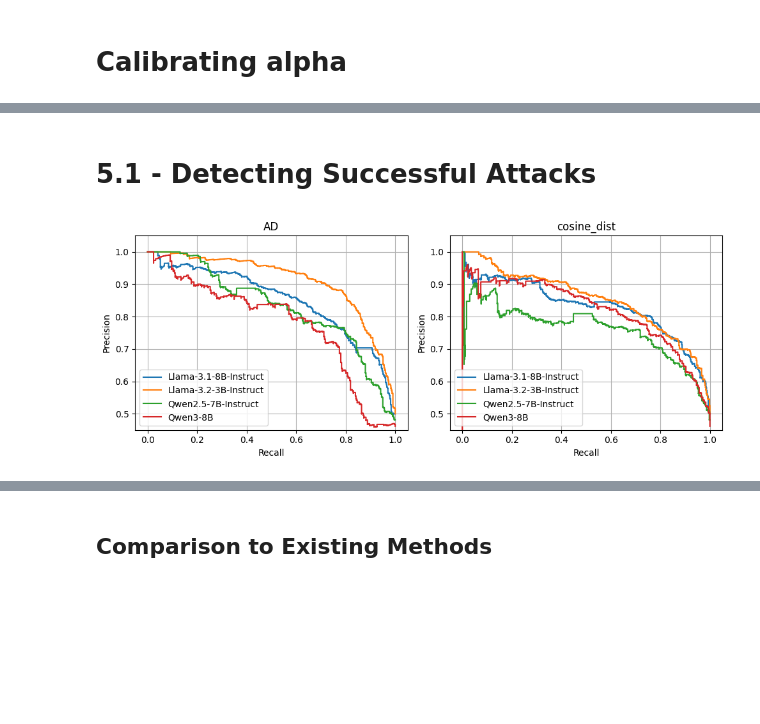
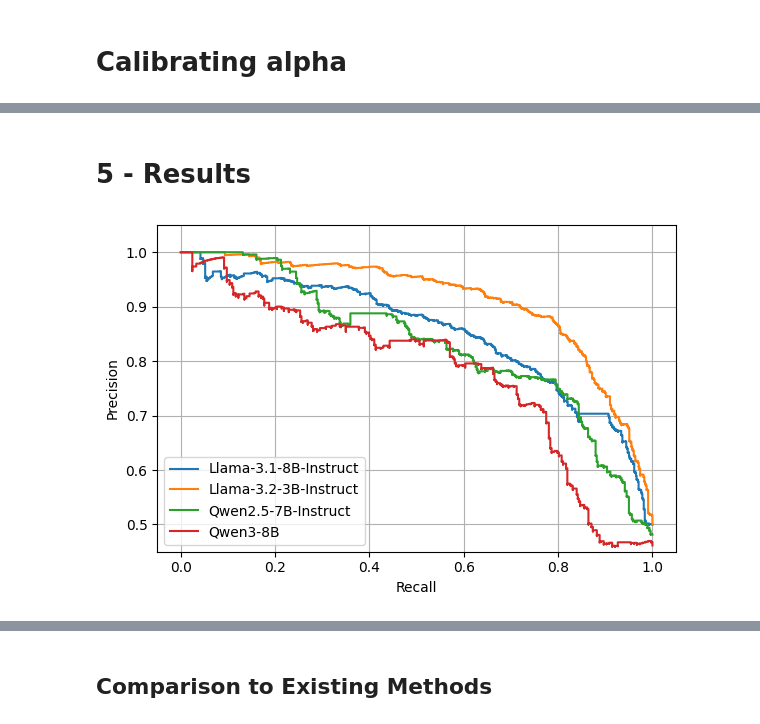
Before and after one commit to alexbecker/prompt-injection, a Jupyter notebook: analysis.ipynb, the cells around one changed output, grey strips where cells are left out. Saved outputs shown, nothing was run; the diff lists cells and outputs as text; code cells hidden in the pictures; blank space fills up the shorter version.

```diff
--- a/analysis.ipynb
+++ b/analysis.ipynb
@@ -105,4 +102,5 @@ df["euclidean_rolling_avg"] = df.apply(
 # %%
+alpha_comparison_records = []
 fig, axs = plt.subplots(ncols=1, figsize=(10, 4))
 for (m, alpha), group in df.groupby(["model_short", "alpha"]):
     benign_stats = {
@@ -131,6 +129,9 @@ for (m, alpha), group in df.groupby(["model_short", "alpha"]):
     ap = average_precision_score(y_true, group["score"], sample_weight=group["weight"])
     chance_level = (y_true * group["weight"]).sum() / group["weight"].sum()
 
+    if "3.2" in m:
+        alpha_comparison_records.append({"alpha": alpha, "ap": ap})
+
     axs.step(recall, precision, where="post", label=f"{m} a={alpha} (AP={ap:.3})")
 
 axs.set_title("Alpha calibration")
@@ -143,5 +144,9 @@ fig.tight_layout()
 fig.savefig(f"figures/alpha_calibration.png", dpi=300, bbox_inches="tight")
 plt.show()
 plt.close(fig)
+
+df2 = pd.DataFrame.from_records(alpha_comparison_records)
+df2.to_csv("tables/alpha_comparison.csv", index=False)
+df2
 # %% [output]
 [figure]
@@ -149,8 +161,7 @@ plt.close(fig)
 df = df[df["alpha"] == 0.05].copy()
 # %% [markdown]
-# 5.1 - Detecting Successful Attacks
+# 5 - Results
 # %%
-ad2_thresholds = {}
 def threshold_at_precision(precision, thresholds, target: float):
     # precision has length n+1; thresholds has length n; precision[1:] aligns with thresholds
     mask = precision[1:] >= target
@@ -165,12 +176,9 @@ def recall_at_precision(precision, recall, target: float):
     return np.nan
 
 records = {name: {} for name in df["model_short"].unique()}
-fig, axs = plt.subplots(ncols=2, figsize=(10, 4))
-for i, col in enumerate(["euclidean", "cosine_dist"]):
-    title = {
-        "euclidean": "AD",
-        "cosine_dist": "cosine_dist",
-    }[col]
+fig, axs = plt.subplots(ncols=1, figsize=(6, 4))
+# Last item will be used for future cells, so order matters
+for col in ["cosine_dist", "l1", "euclidean"]:
     benign_stats = {
         (model, response_len, rule): (group[col].median(), group[col].std())
         for (model, response_len, rule), group in df[df["group"] == "Benign"].groupby(["model_short", "response_len", "rule"])
@@ -186,43 +194,44 @@ for i, col in enumerate(["euclidean", "cosine_dist"]):
             return np.nan
         median, stddev = benign_stats[key]
         return (row[col] - median) / stddev
 
     df["score"] = df.apply(scale_score, axis=1)
     df["weight"] = df.apply(lambda row: weights[(row["model_short"], row["response_len"], row["rule"], row["group"])], axis=1)
 
     for (name, l), group in df.groupby(["model_short", "response_len"]):
         group = group[group["group"].isin(["Benign", "Successful Attack"])].dropna(subset="score")
 
         y_true = group["group"] != "Benign"
         precision, recall, thr = precision_recall_curve(y_true, group["score"], sample_weight=group["weight"])
         ap = average_precision_score(y_true, group["score"], sample_weight=group["weight"])
         chance_level = (y_true * group["weight"]).sum() / group["weight"].sum()
 
         records[name]["n"] = len(group)
         records[name]["n_pos"] = sum(y_true)
         records[name]["chance_level"] = chance_level
-        records[name][title] = ap
-        axs[i].step(recall, precision, where="post", label=name)
+        records[name][col] = ap
 
         if col == "euclidean":
-            ad2_thresholds[name] = [(p, threshold_at_precision(precision, thr, p)) for p in [.9, .95, .99]]
-            for p in [.9, .95, .99]:
-                records[name][f"recall_at_{int(100*p)}"] = recall_at_precision(precision, recall, p)
+            axs.step(recall, precision, where="post", label=name)
+            f1 = 2 * precision[:-1] * recall[:-1] / (precision[:-1] + recall[:-1] + 1e-12)
+            records[name]["f1"] = np.max(f1)
+            n = np.nanargmax(f1)
+            prec, rec, t = precision[n], recall[n], thr[n]
+            records[name]["thr_max_f1"] = t
+            records[name]["fpr_max_f1"] = chance_level * rec * (1 - prec) / (prec * (1 - chance_level))
 
-    axs[i].set_title(title)
-    axs[i].set_xlabel("Recall")
-    axs[i].set_ylabel("Precision")
-    axs[i].set_ylim(0.45, 1.05)
-    axs[i].legend(loc="lower left")
-    axs[i].grid(True)
-
+axs.set_xlabel("Recall")
+axs.set_ylabel("Precision")
+axs.set_ylim(0.45, 1.05)
+axs.legend(loc="lower left")
+axs.grid(True)
 fig.tight_layout()
 fig.savefig(f"figures/precision_recall.png", dpi=300, bbox_inches="tight")
 plt.show()
 plt.close(fig)
 
 df2 = pd.DataFrame.from_records([{"model": name, **value} for name, value in records.items()]).sort_values("model")
 df2.to_csv("tables/attribution_distance_average_precision.csv", index=False)
 df2
 # %% [output]
-[figure, old version]
+[figure, new version]
```
Also changed, not shown: parts of 26 cells of this notebook, 12 other files.
